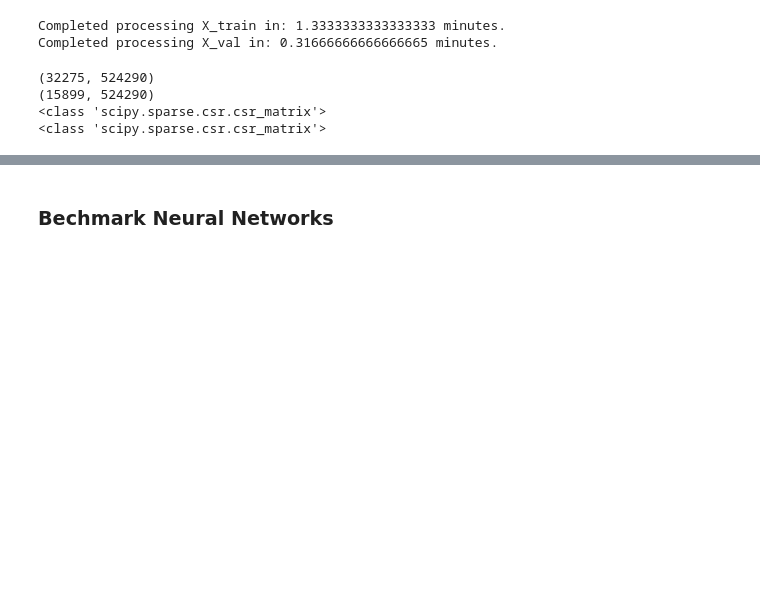
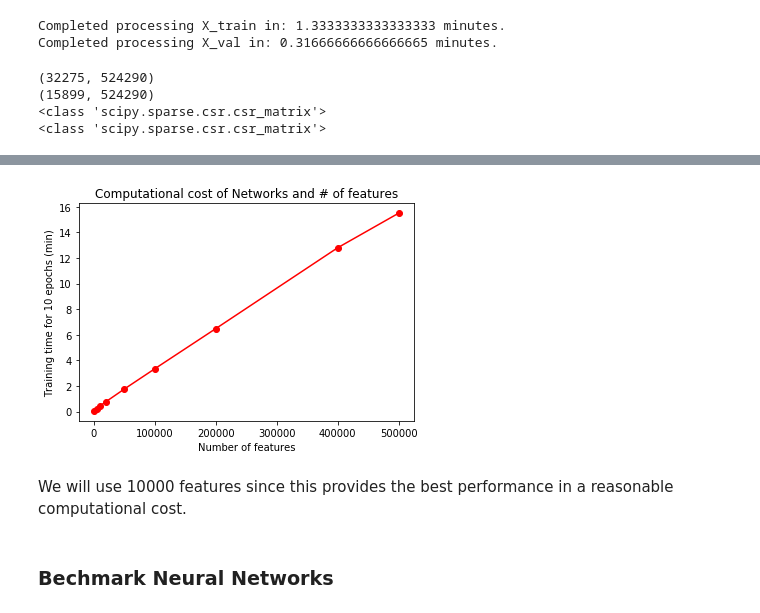
Before and after one commit to ayguno/Predictive-Modeling-510k-decision-time, a Jupyter notebook: Predictive Modeling of 510k Decision Timeline - Deep Neural Networks.ipynb, the cells around one changed output, grey strips where cells are left out. Cells and saved outputs as stored; diff of their text form; code cells hidden in the pictures; blank space fills up the shorter version.

```diff
--- a/Predictive Modeling of 510k Decision Timeline - Deep Neural Networks.ipynb
+++ b/Predictive Modeling of 510k Decision Timeline - Deep Neural Networks.ipynb
@@ -179,2 +188,12 @@ Epoch 2/10
+# %%
+plt.plot(n_features_list, time_list, marker = "o", c = "r")
+plt.title("Computational cost of Networks and # of features")
+plt.xlabel("Number of features")
+plt.ylabel("Training time for 10 epochs (min)")
+plt.show()
+# %% [output]
+[figure, added]
+# %% [markdown]
+We will use 10000 features since this provides the best performance in a reasonable computational cost.
 # %% [markdown]
 ### Bechmark Neural Networks
```
Also changed, not shown: parts of 5 cells of this notebook.
